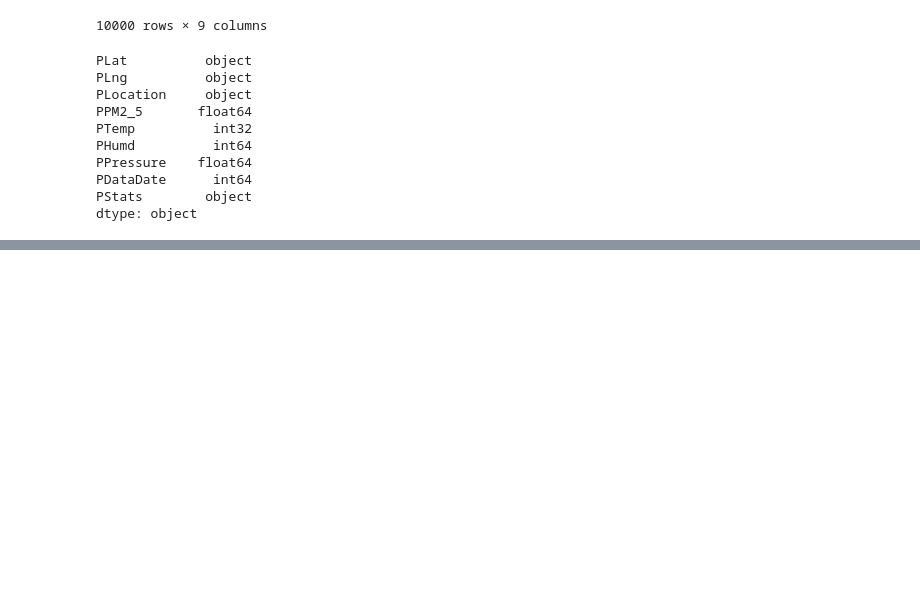
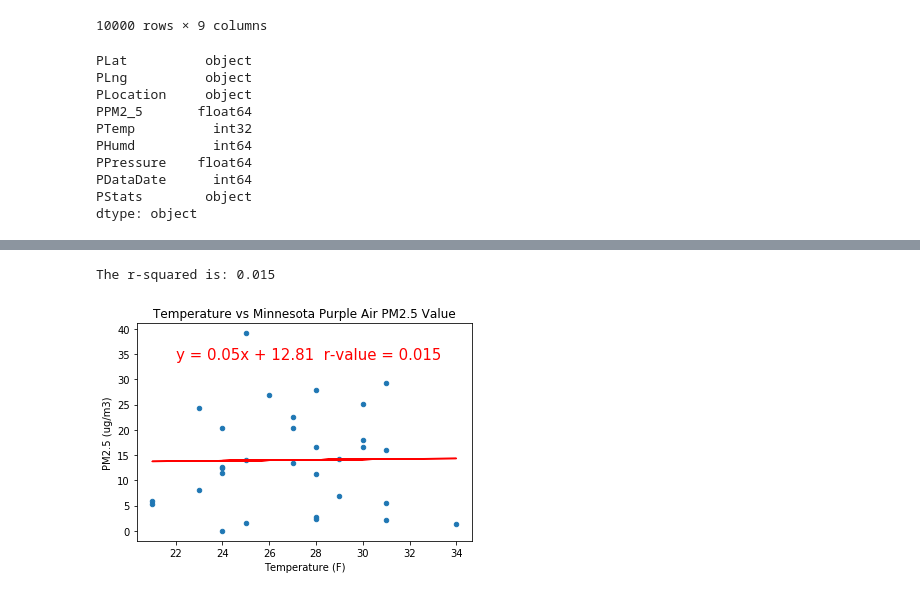
Before and after one commit to abbylemon/fake-news, a Jupyter notebook: AirQuality.ipynb, the cells around one changed output, grey strips where cells are left out. Drawn from its saved outputs; the diff is of its cells as text; code cells hidden in the pictures; blank space fills up the shorter version.

Commit message:
added regression and ppt outline

```diff
--- a/AirQuality.ipynb
+++ b/AirQuality.ipynb
@@ -188,0 +151,21 @@ plt.show()
+# %%
+# Plotting data and checking for correlation
+nooutlier_data_df.plot.scatter(y='PPM2_5', x='PTemp')
+plt.ylabel("PM2.5 (ug/m3)")
+plt.xlabel("Temperature (F)")
+plt.title("Temperature vs Minnesota Purple Air PM2.5 Value")
+
+y_values = nooutlier_data_df['PPM2_5']
+x_values = nooutlier_data_df['PTemp']
+(slope, intercept, rvalue, pvalue, stderr) = linregress(x_values, y_values)
+regress_values = x_values * slope + intercept
+line_eq = f"y = {round(slope,2)}x + {round(intercept, 2)}  r-value = {round(rvalue,4)}"
+plt.plot(x_values, regress_values, "r-")
+plt.annotate(line_eq, (22,34), fontsize=15, color='red')
+print(f"The r-squared is: {round(rvalue,4)}")
+
+plt.savefig("Images/PurpleAirMNPMvsTemp-nooutliers.png")
+plt.show()
+# %% [output]
+The r-squared is: 0.015
+[figure, added]
```
Also changed, not shown: parts of 11 cells of this notebook, 3 other files.
